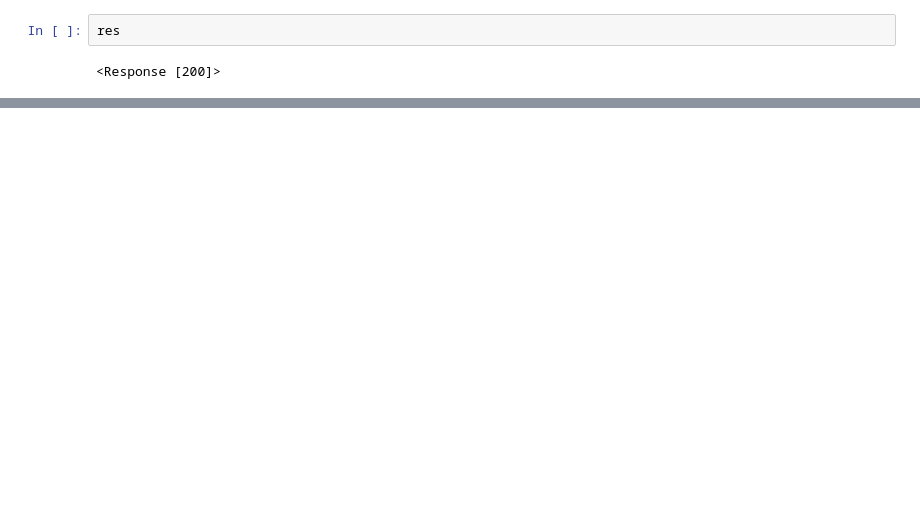
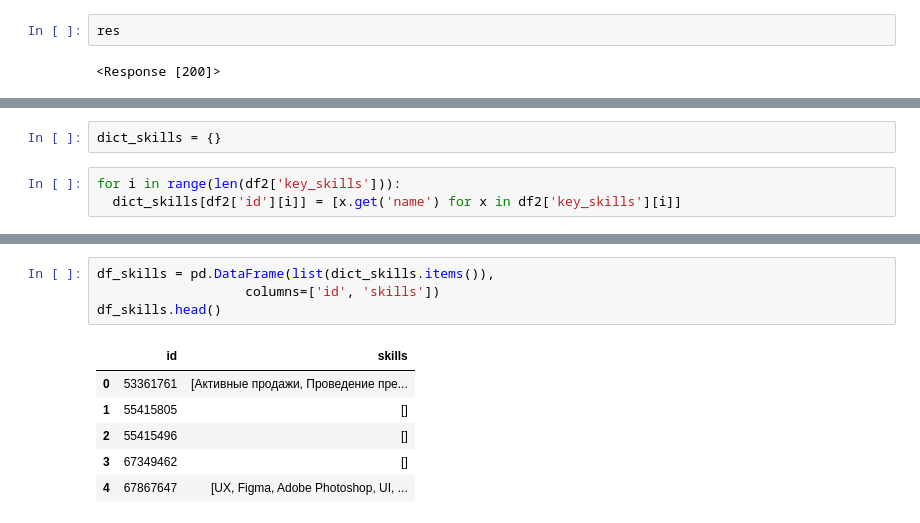
Before and after one commit to OlegMukminov/desktop-tutorial, a Jupyter notebook: Lesson2/hometask/HH-api-hometask.ipynb, the cells around one changed output, grey strips where cells are left out. Cells and saved outputs as stored; diff of their text form; blank space fills up the shorter version.

```diff
--- a/Lesson2/hometask/HH-api-hometask.ipynb
+++ b/Lesson2/hometask/HH-api-hometask.ipynb
@@ -185,0 +192,5 @@ vrem = res.json().get('key_skills')
+# %%
+dict_skills = {}
+# %%
+for i in range(len(df2['key_skills'])):
+  dict_skills[df2['id'][i]] = [x.get('name') for x in df2['key_skills'][i]]
@@ -185,0 +217,11 @@ vrem = res.json().get('key_skills')
+# %%
+df_skills = pd.DataFrame(list(dict_skills.items()),
+                   columns=['id', 'skills'])
+df_skills.head()
+# %% [output]
+|  | id | skills |
+| 0 | 53361761 | [Активные продажи, Проведение пре... |
+| 1 | 55415805 | [] |
+| 2 | 55415496 | [] |
+| 3 | 67349462 | [] |
+| 4 | 67867647 | [UX, Figma, Adobe Photoshop, UI, ... |
```
Also changed, not shown: parts of 17 cells of this notebook.
